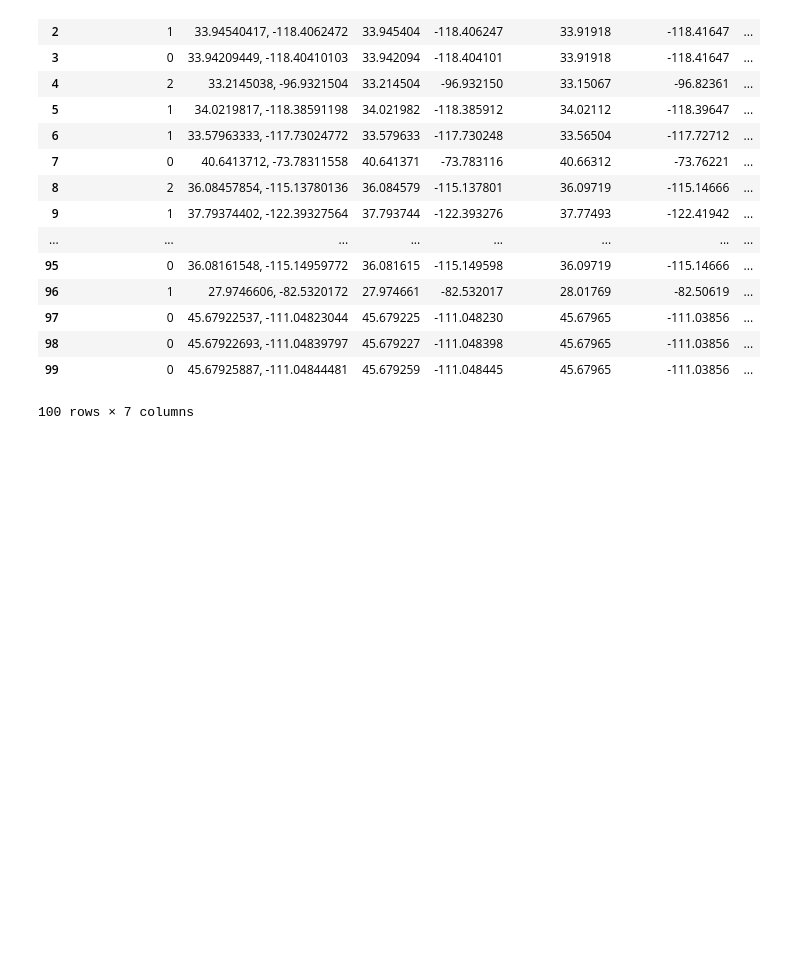
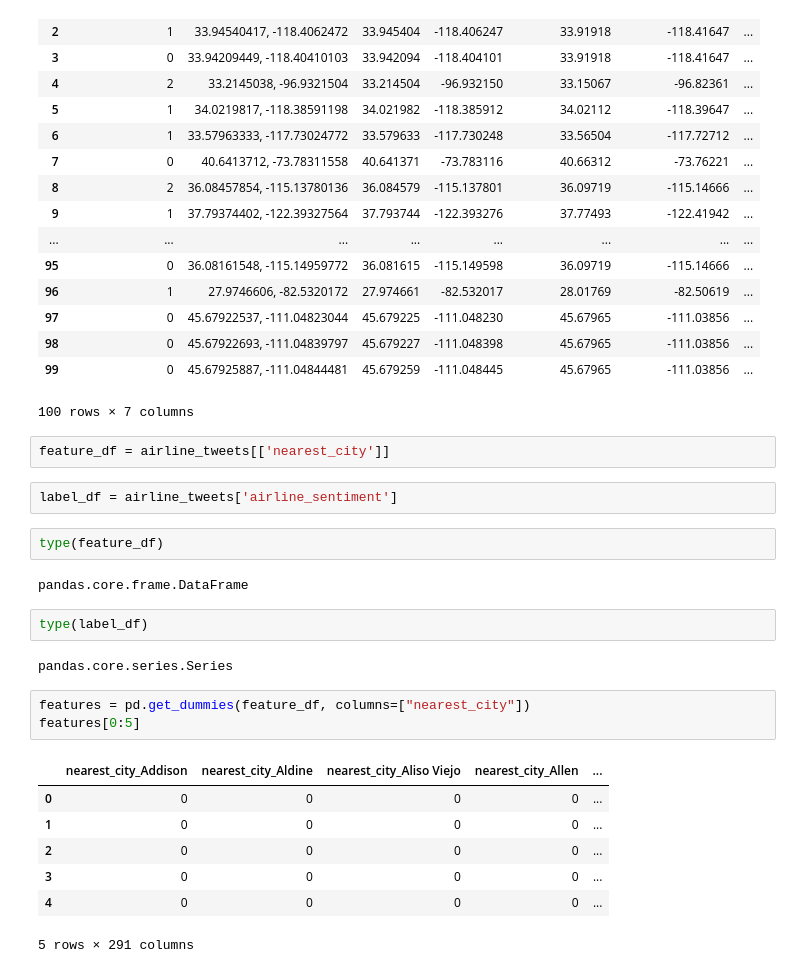
Before and after one commit to vijaysharmapc/notebooks, a Jupyter notebook: delete/workbook3.ipynb, the cells around one changed output. Saved outputs shown, nothing was run; the diff lists cells and outputs as text; blank space fills up the shorter version.

```diff
--- a/delete/workbook3.ipynb
+++ b/delete/workbook3.ipynb
@@ -106,3 +111,26 @@ airline_tweets[0:100]
 | 98 | 0 | 45.67922693, -111.04839797 | 45.679227 | -111.048398 | 45.67965 | -111.03856 | ... |
 | 99 | 0 | 45.67925887, -111.04844481 | 45.679259 | -111.048445 | 45.67965 | -111.03856 | ... |
 100 rows × 7 columns
+# %%
+feature_df = airline_tweets[['nearest_city']]
+# %%
+label_df = airline_tweets['airline_sentiment']
+# %%
+type(feature_df)
+# %% [output]
+pandas.core.frame.DataFrame
+# %%
+type(label_df)
+# %% [output]
+pandas.core.series.Series
+# %%
+features = pd.get_dummies(feature_df, columns=["nearest_city"])
+features[0:5]
+# %% [output]
+|  | nearest_city_Addison | nearest_city_Aldine | nearest_city_Aliso Viejo | nearest_city_Allen | ... |
+| 0 | 0 | 0 | 0 | 0 | ... |
+| 1 | 0 | 0 | 0 | 0 | ... |
+| 2 | 0 | 0 | 0 | 0 | ... |
+| 3 | 0 | 0 | 0 | 0 | ... |
+| 4 | 0 | 0 | 0 | 0 | ... |
+5 rows × 291 columns
```
Also changed, not shown: parts of 8 cells of this notebook.
